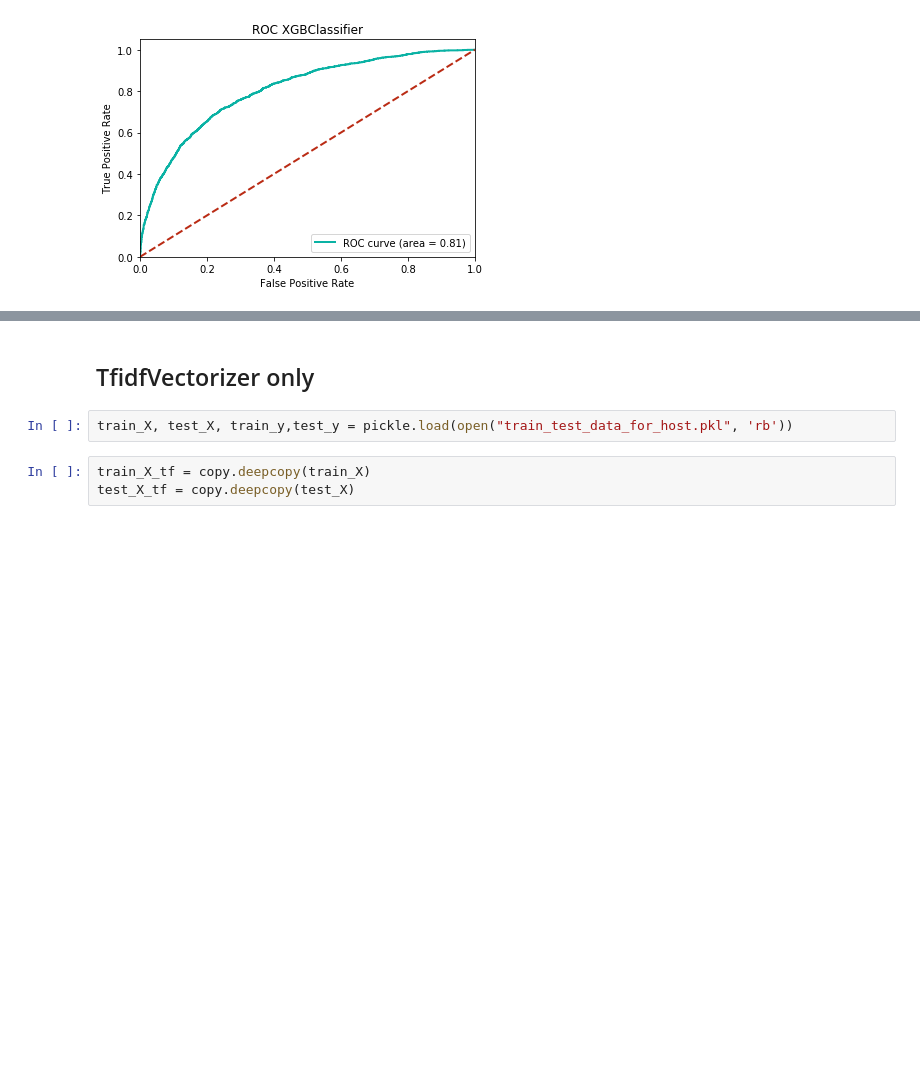
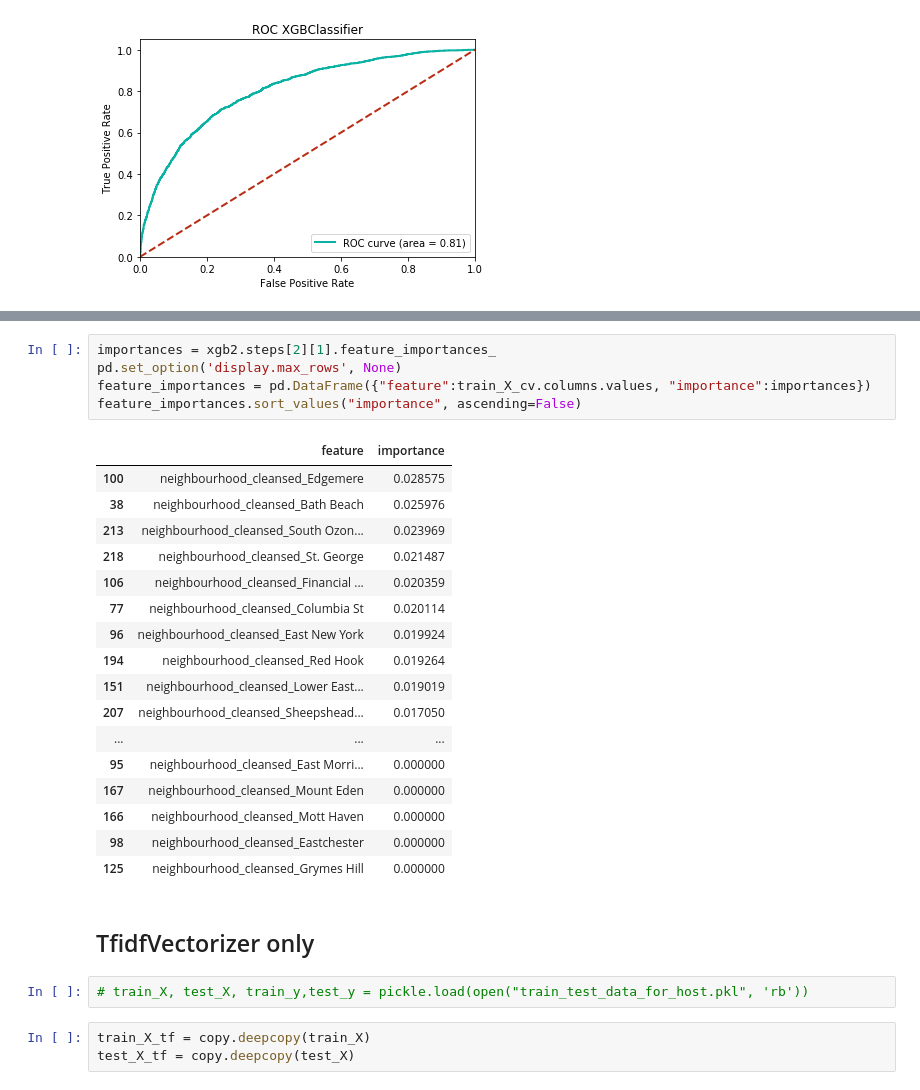
Before and after one commit to sharechanxd/bios625_fp, a Jupyter notebook: code/host/Host_models.ipynb, the cells around one changed output, grey strips where cells are left out. Saved outputs shown, nothing was run; the diff lists cells and outputs as text; blank space fills up the shorter version.

```diff
--- a/code/host/Host_models.ipynb
+++ b/code/host/Host_models.ipynb
@@ -364,10 +371,33 @@ Not_Superhost       0.89      0.91      0.90      4647
     macro avg       0.80      0.79      0.80      6228
  weighted avg       0.85      0.85      0.85      6228
 [figure]
+# %%
+importances = xgb2.steps[2][1].feature_importances_
+pd.set_option('display.max_rows', None)
+feature_importances = pd.DataFrame({"feature":train_X_cv.columns.values, "importance":importances})
+feature_importances.sort_values("importance", ascending=False)
+# %% [output]
+|  | feature | importance |
+| 100 | neighbourhood_cleansed_Edgemere | 0.028575 |
+| 38 | neighbourhood_cleansed_Bath Beach | 0.025976 |
+| 213 | neighbourhood_cleansed_South Ozon... | 0.023969 |
+| 218 | neighbourhood_cleansed_St. George | 0.021487 |
+| 106 | neighbourhood_cleansed_Financial ... | 0.020359 |
+| 77 | neighbourhood_cleansed_Columbia St | 0.020114 |
+| 96 | neighbourhood_cleansed_East New York | 0.019924 |
+| 194 | neighbourhood_cleansed_Red Hook | 0.019264 |
+| 151 | neighbourhood_cleansed_Lower East... | 0.019019 |
+| 207 | neighbourhood_cleansed_Sheepshead... | 0.017050 |
+| ... | ... | ... |
+| 95 | neighbourhood_cleansed_East Morri... | 0.000000 |
+| 167 | neighbourhood_cleansed_Mount Eden | 0.000000 |
+| 166 | neighbourhood_cleansed_Mott Haven | 0.000000 |
+| 98 | neighbourhood_cleansed_Eastchester | 0.000000 |
+| 125 | neighbourhood_cleansed_Grymes Hill | 0.000000 |
 # %% [markdown]
 ## TfidfVectorizer only
 # %%
-train_X, test_X, train_y,test_y = pickle.load(open("train_test_data_for_host.pkl", 'rb'))
+# train_X, test_X, train_y,test_y = pickle.load(open("train_test_data_for_host.pkl", 'rb'))
 # %%
 train_X_tf = copy.deepcopy(train_X)
 test_X_tf = copy.deepcopy(test_X)
```
Also changed, not shown: parts of 7 cells of this notebook, 2 other files.
